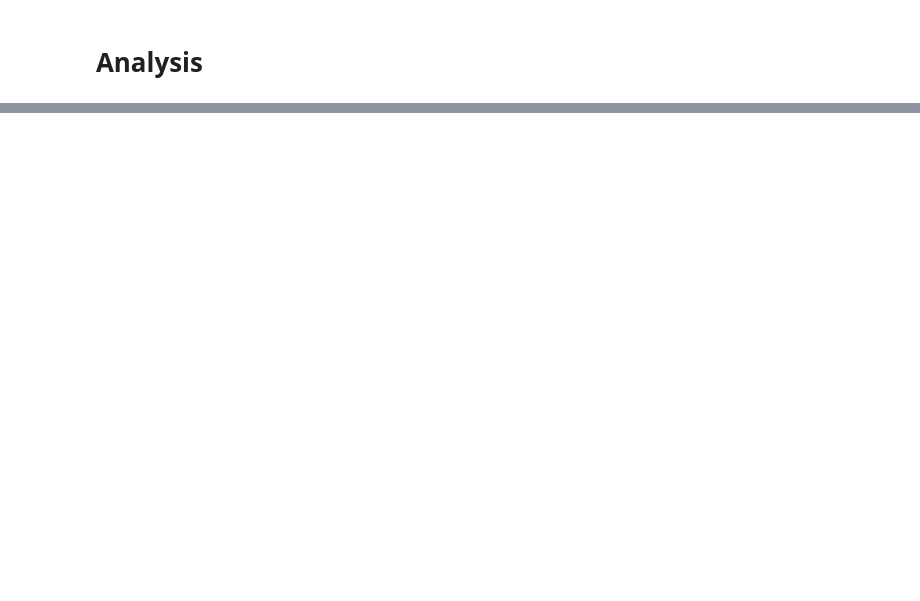
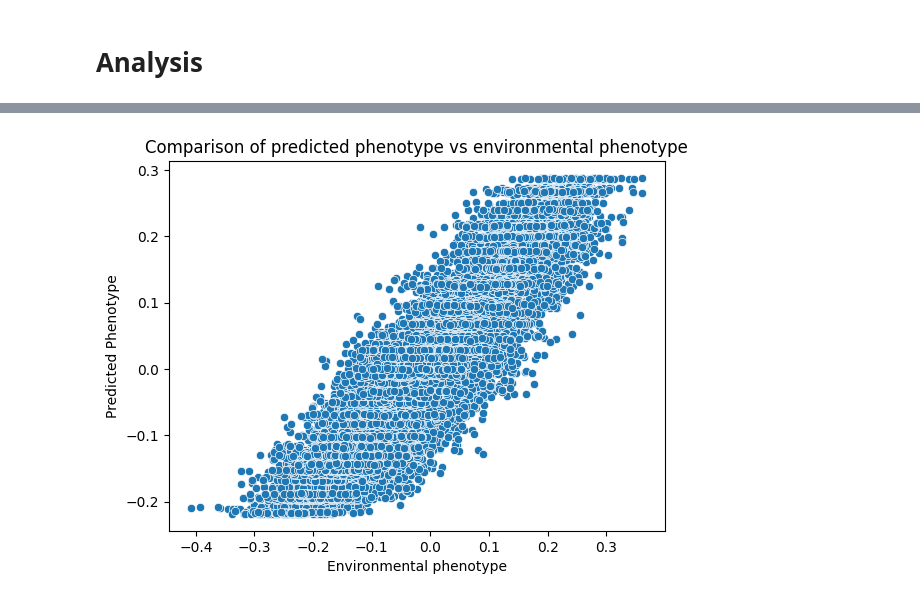
Before and after one commit to mat2m10/abyss_simulation, a Jupyter notebook: 09 Analysis only environment.ipynb, the cells around one changed output, grey strips where cells are left out. Saved outputs shown, nothing was run; the diff lists cells and outputs as text; code cells hidden in the pictures; blank space fills up the shorter version.

```diff
--- a/09 Analysis only environment.ipynb
+++ b/09 Analysis only environment.ipynb
@@ -243,2 +238,0 @@ plt.show()
-# %%
-y = np.array(simulate_quant_trait(mu, np.array(complete), beta, np.array(risk[name_risk])))
@@ -267,0 +239,8 @@ print(continuous_phenotype_series.head())
+# %%
+sns.scatterplot(x=list(y), y=list(np.array(deep_abyss_pred).flatten().tolist()))
+plt.xlabel('Environmental phenotype')
+plt.ylabel('Predicted Phenotype')
+plt.title('Comparison of predicted phenotype vs environmental phenotype')
+plt.show()
+# %% [output]
+[figure, added]
```
Also changed, not shown: parts of 17 cells of this notebook, 1 other file.
